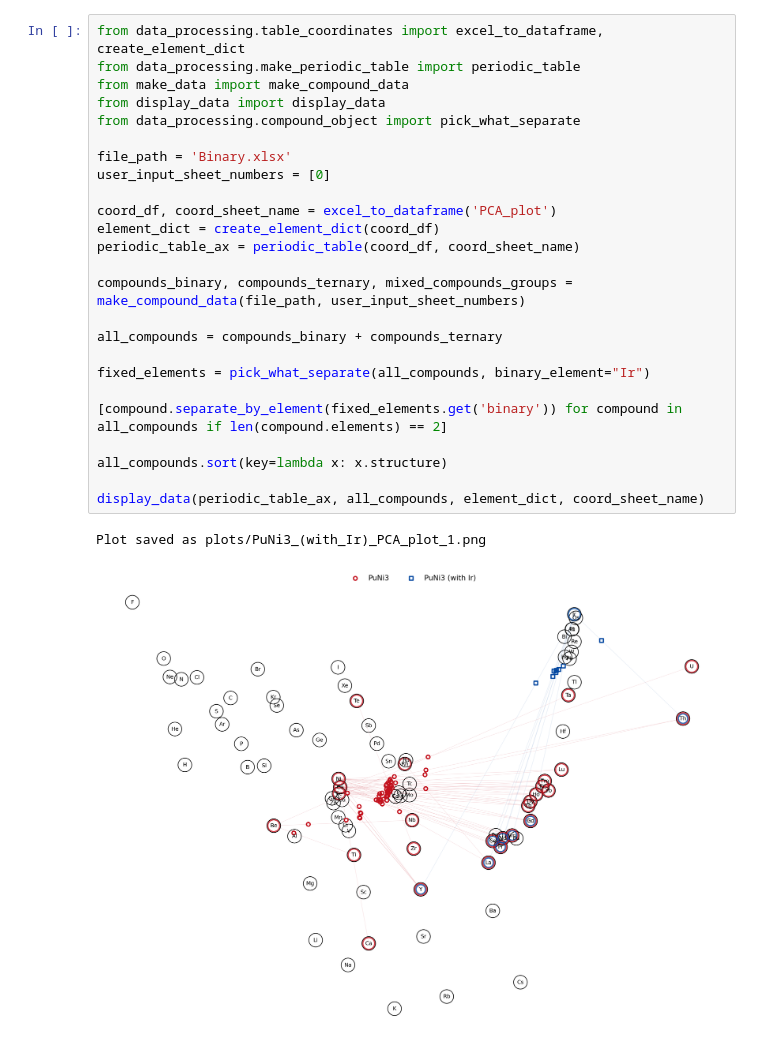
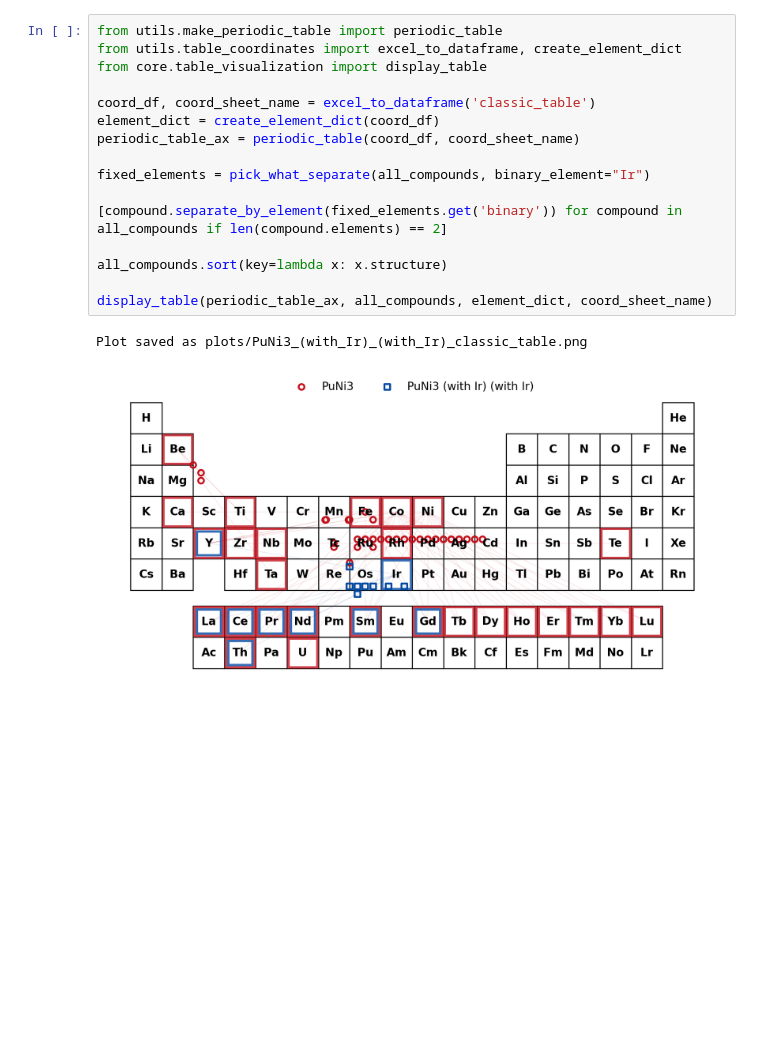
Before and after one commit to dshirya/structure-type-explorer, a Jupyter notebook: main.ipynb, the cells around one changed output. Drawn from its saved outputs; the diff is of its cells as text; blank space fills up the shorter version.

```diff
--- a/main.ipynb
+++ b/main.ipynb
@@ -1,29 +33,20 @@
 # %%
-from data_processing.table_coordinates import excel_to_dataframe, create_element_dict
-from data_processing.make_periodic_table import periodic_table
-from make_data import make_compound_data
-from display_data import display_data
-from data_processing.compound_object import pick_what_separate
+from utils.make_periodic_table import periodic_table
+from utils.table_coordinates import excel_to_dataframe, create_element_dict
+from core.table_visualization import display_table
 
-file_path = 'Binary.xlsx'
-user_input_sheet_numbers = [0]
-
-coord_df, coord_sheet_name = excel_to_dataframe('PCA_plot')
+coord_df, coord_sheet_name = excel_to_dataframe('classic_table')
 element_dict = create_element_dict(coord_df)
 periodic_table_ax = periodic_table(coord_df, coord_sheet_name)
-
-compounds_binary, compounds_ternary, mixed_compounds_groups = make_compound_data(file_path, user_input_sheet_numbers)
-
-all_compounds = compounds_binary + compounds_ternary
 
 fixed_elements = pick_what_separate(all_compounds, binary_element="Ir")
 
 [compound.separate_by_element(fixed_elements.get('binary')) for compound in all_compounds if len(compound.elements) == 2]
 
 all_compounds.sort(key=lambda x: x.structure)
 
-display_data(periodic_table_ax, all_compounds, element_dict, coord_sheet_name)
+display_table(periodic_table_ax, all_compounds, element_dict, coord_sheet_name)
 # %% [output]
-Plot saved as plots/PuNi3_(with_Ir)_PCA_plot_1.png
+Plot saved as plots/PuNi3_(with_Ir)_(with_Ir)_classic_table.png
-[figure, old version]
+[figure, new version]
 # %%
```
Also changed, not shown: parts of 4 cells of this notebook, 26 other files.
